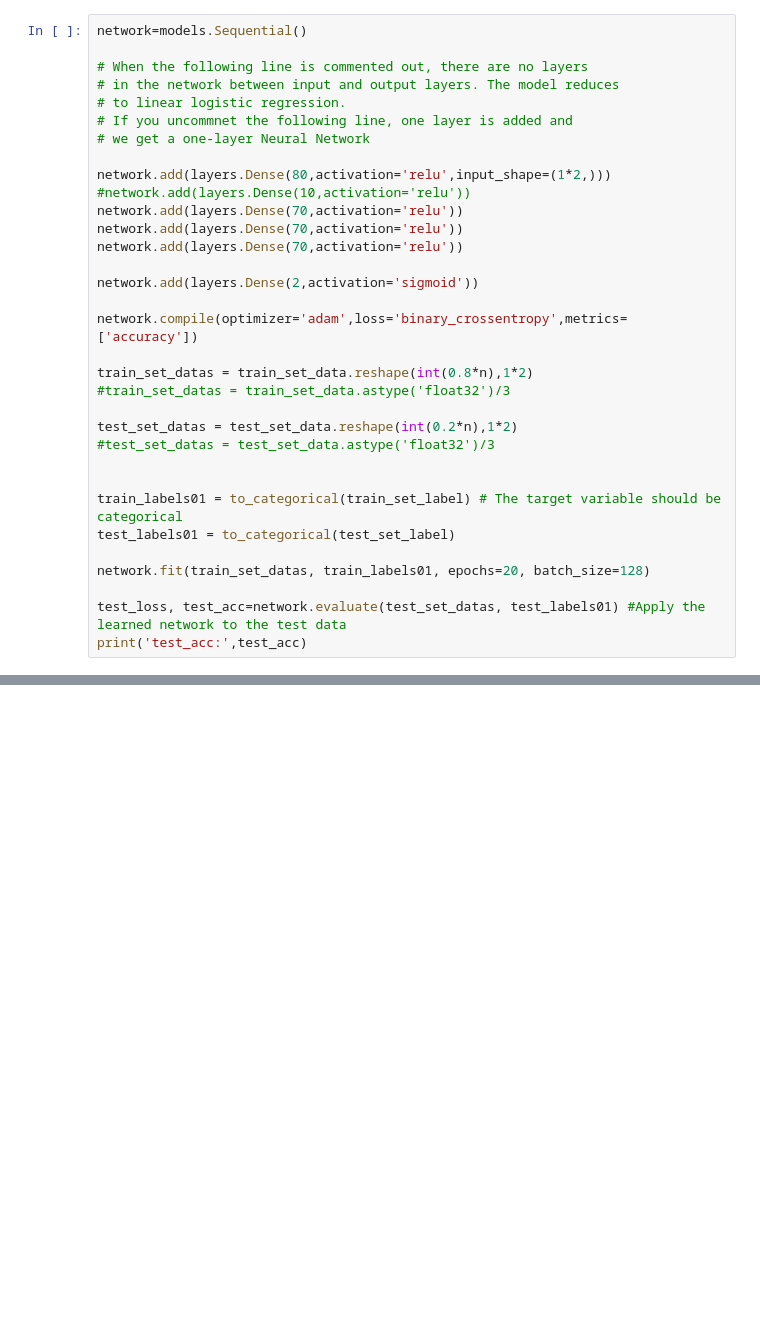
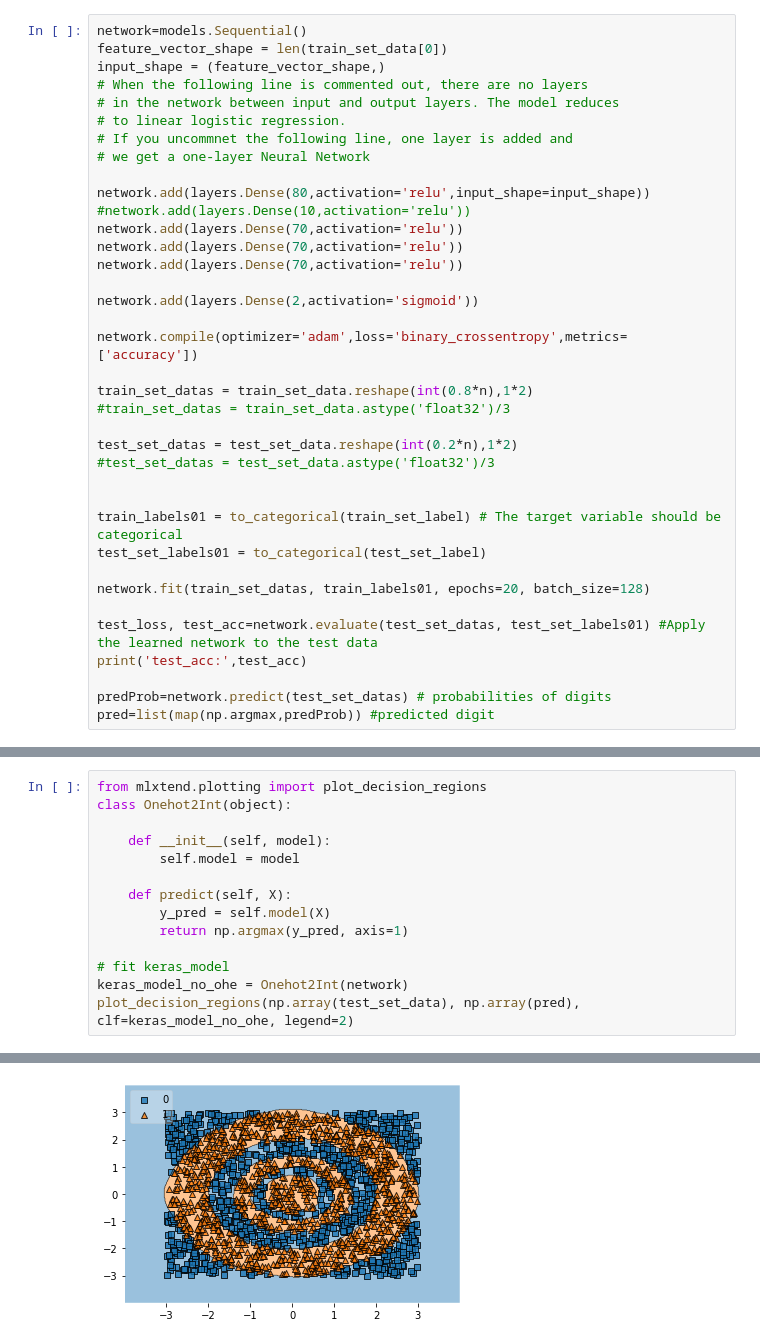
Before and after one commit to whylovegithub/MITA_Second_Year, a Jupyter notebook: NNDL/hw1.ipynb, the cells around one changed output, grey strips where cells are left out. Saved outputs shown, nothing was run; the diff lists cells and outputs as text; blank space fills up the shorter version.

```diff
--- a/NNDL/hw1.ipynb
+++ b/NNDL/hw1.ipynb
@@ -32,13 +61,14 @@ test_set_label = label[split_point:n,:]
 # %%
 network=models.Sequential()
-
+feature_vector_shape = len(train_set_data[0])
+input_shape = (feature_vector_shape,)
 # When the following line is commented out, there are no layers
 # in the network between input and output layers. The model reduces
 # to linear logistic regression.
 # If you uncommnet the following line, one layer is added and
 # we get a one-layer Neural Network
 
-network.add(layers.Dense(80,activation='relu',input_shape=(1*2,)))
+network.add(layers.Dense(80,activation='relu',input_shape=input_shape))
 #network.add(layers.Dense(10,activation='relu'))
 network.add(layers.Dense(70,activation='relu'))
 network.add(layers.Dense(70,activation='relu'))
@@ -56,11 +86,14 @@ test_set_datas = test_set_data.reshape(int(0.2*n),1*2)
 
 
 train_labels01 = to_categorical(train_set_label) # The target variable should be categorical
-test_labels01 = to_categorical(test_set_label)
+test_set_labels01 = to_categorical(test_set_label)
 
 network.fit(train_set_datas, train_labels01, epochs=20, batch_size=128)
 
-test_loss, test_acc=network.evaluate(test_set_datas, test_labels01) #Apply the learned network to the test data
+test_loss, test_acc=network.evaluate(test_set_datas, test_set_labels01) #Apply the learned network to the test data
 print('test_acc:',test_acc)
+
+predProb=network.predict(test_set_datas) # probabilities of digits
+pred=list(map(np.argmax,predProb)) #predicted digit
 # %% [output]
 Epoch 1/20
@@ -82,0 +116,15 @@ test_acc: 0.9739999771118164
+# %%
+from mlxtend.plotting import plot_decision_regions
+class Onehot2Int(object):
+
+    def __init__(self, model):
+        self.model = model
+
+    def predict(self, X):
+        y_pred = self.model(X)
+        return np.argmax(y_pred, axis=1)
+
+# fit keras_model
+keras_model_no_ohe = Onehot2Int(network)
+plot_decision_regions(np.array(test_set_data), np.array(pred), clf=keras_model_no_ohe, legend=2)
+# %% [output]
@@ -82,0 +132 @@ test_acc: 0.9739999771118164
+[figure, added]
```
Also changed, not shown: parts of 9 cells of this notebook.
